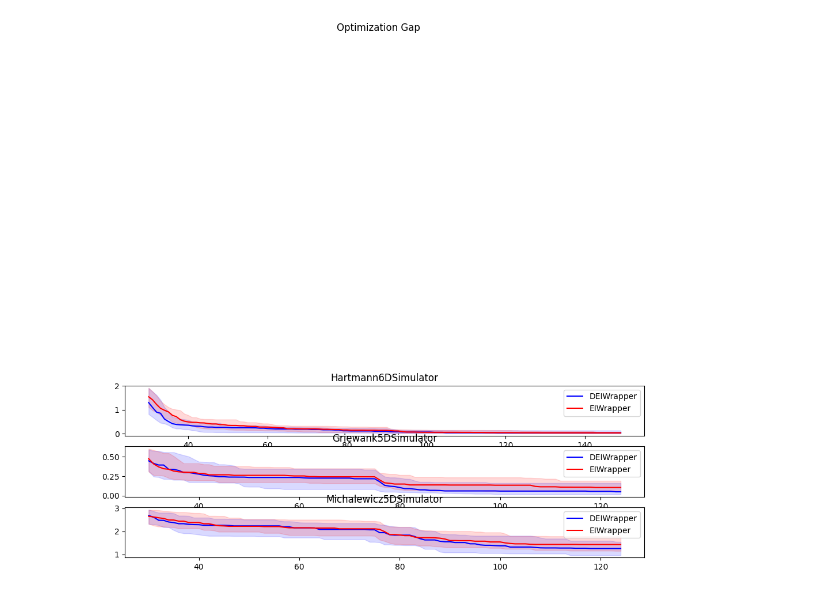
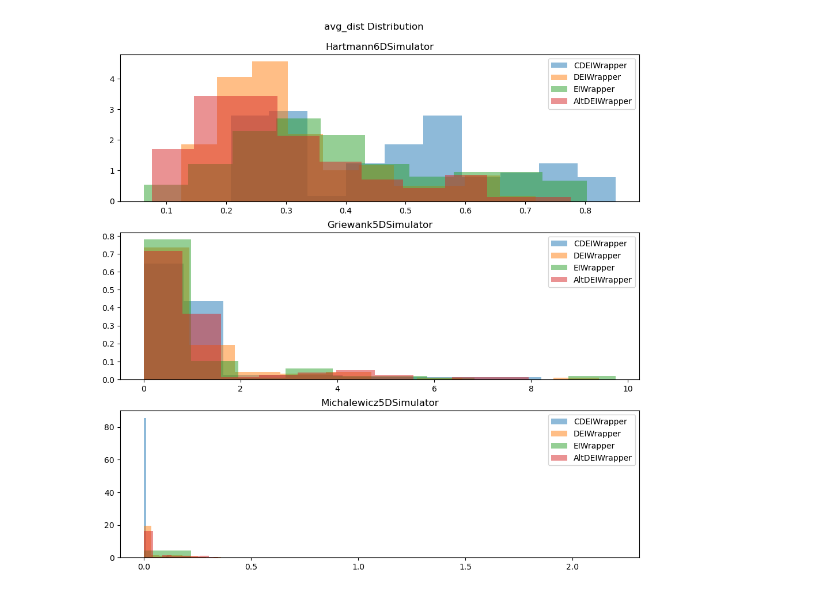
Before and after one commit to bsun1220/diverse-bayes-opt, a Jupyter notebook: functions_analysis.ipynb, the cells around one changed output. Cells and saved outputs as stored; diff of their text form; code cells hidden in the pictures.

```diff
--- a/functions_analysis.ipynb
+++ b/functions_analysis.ipynb
@@ -77,4 +103,4 @@ plotter_2d.plot_local_minima(minima_2d)
-# %%
-plotter_hd.plot_opt_gap(30)
-# %% [output]
-[figure, removed]
+# %%
+plotter_hd.plot_feature('avg_dist')
+# %% [output]
+[figure, added]
```
Also changed, not shown: parts of 14 cells of this notebook, 19 other files.
